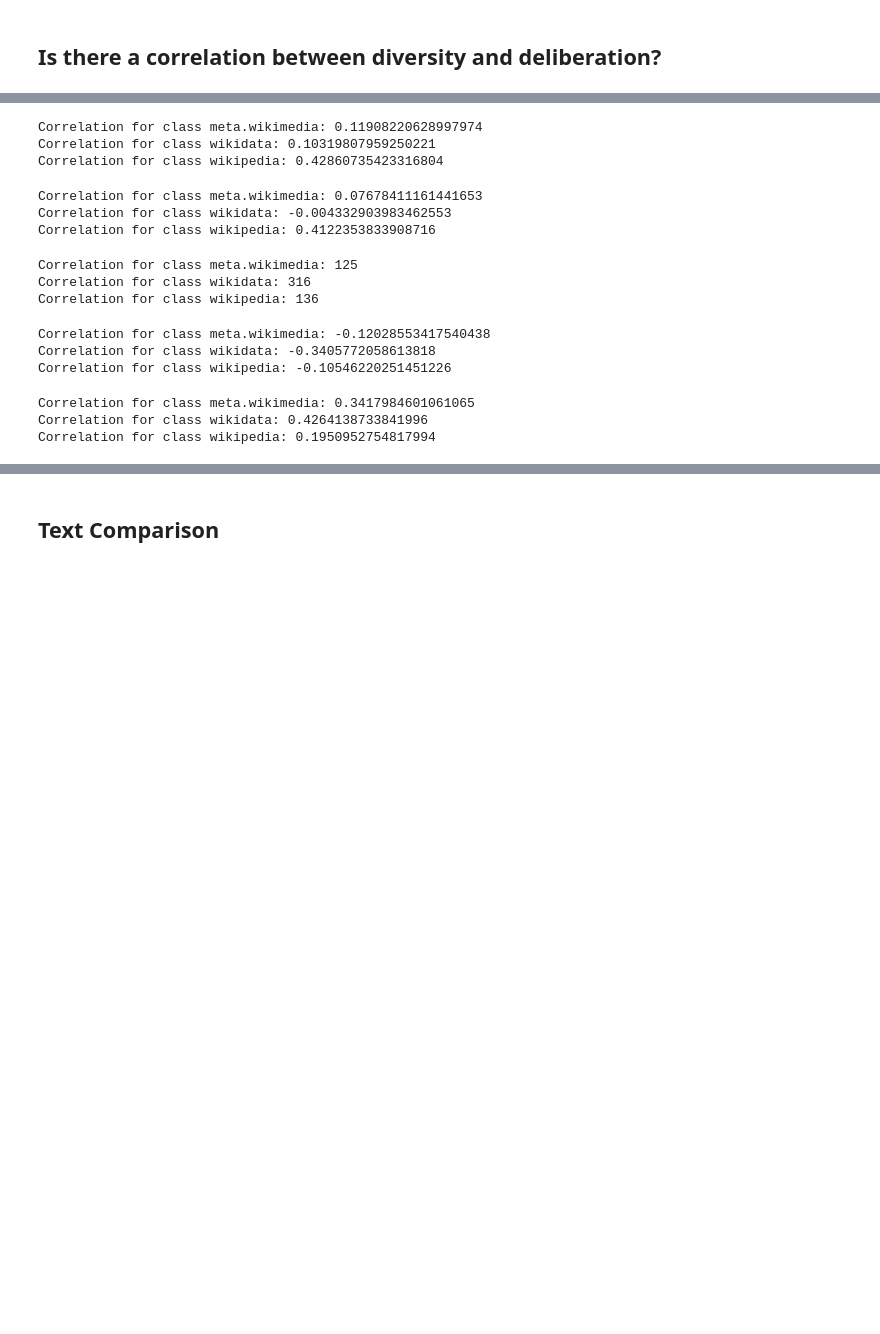
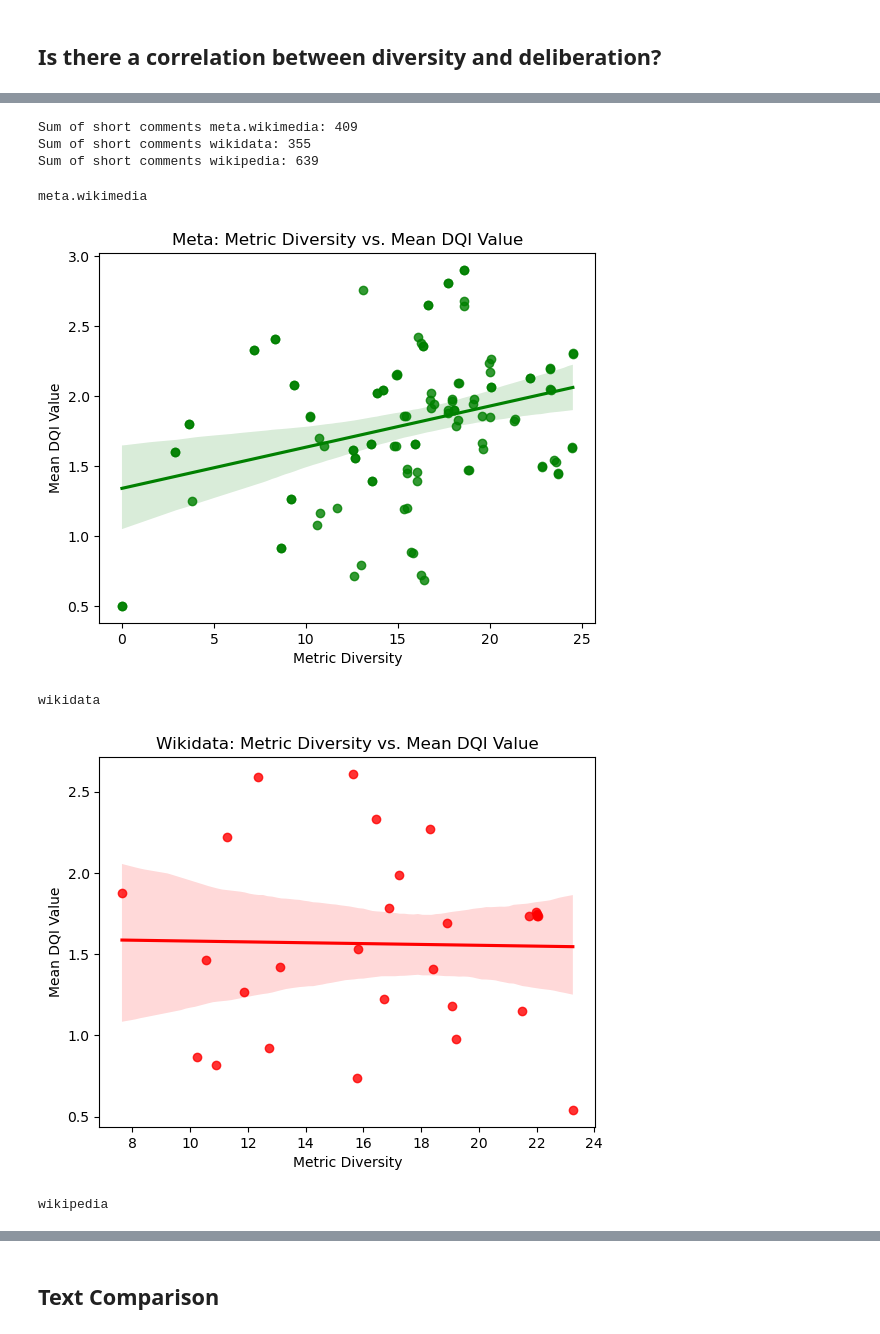
Before and after one commit to mrspacerobot/wiki_delib, a Jupyter notebook: data_analysis/data_analysis.ipynb, the cells around one changed output, grey strips where cells are left out. Saved outputs shown, nothing was run; the diff lists cells and outputs as text; code cells hidden in the pictures; blank space fills up the shorter version.

```diff
--- a/data_analysis/data_analysis.ipynb
+++ b/data_analysis/data_analysis.ipynb
@@ -1118,44 +1371,38 @@ Correlation for class wikipedia: -0.04316638558231645
-# %%
-# loop through each group and calculate the correlation between entropy and deliberation
-for name, group in grouped:
-    correlation = group['age_diversity'].corr(group['mean_dqi_value'])
-    print(f"Correlation for class {name}: {correlation}")
-# %% [output]
-Correlation for class meta.wikimedia: 0.11908220628997974
-Correlation for class wikidata: 0.10319807959250221
-Correlation for class wikipedia: 0.42860735423316804
-# %%
-# loop through each group and calculate the correlation between entropy and deliberation
-for name, group in grouped:
-    correlation = group['metric_diversity'].corr(group['mean_dqi_value'])
-    print(f"Correlation for class {name}: {correlation}")
-# %% [output]
-Correlation for class meta.wikimedia: 0.07678411161441653
-Correlation for class wikidata: -0.004332903983462553
-Correlation for class wikipedia: 0.4122353833908716
 # %%
 for name, group in grouped:
-    correlation = group['comment_with_less_than_3_words_count'].sum()
-    print(f"Correlation for class {name}: {correlation}")
+    correlation = group['comment_with_less_than_5_words_count'].sum()
+    print(f"Sum of short comments {name}: {correlation}")
 # %% [output]
-Correlation for class meta.wikimedia: 125
-Correlation for class wikidata: 316
-Correlation for class wikipedia: 136
+Sum of short comments meta.wikimedia: 409
+Sum of short comments wikidata: 355
+Sum of short comments wikipedia: 639
-# %%
-# loop through each group and calculate the correlation between entropy and deliberation
-for name, group in grouped:
-    correlation = group['comment_with_less_than_3_words_count'].corr(group['mean_dqi_value'])
-    print(f"Correlation for class {name}: {correlation}")
-# %% [output]
-Correlation for class meta.wikimedia: -0.12028553417540438
-Correlation for class wikidata: -0.3405772058613818
-Correlation for class wikipedia: -0.10546220251451226
-# %%
-# loop through each group and calculate the correlation between entropy and deliberation
-for name, group in grouped:
-    correlation = group['comment_with_less_than_3_words_count'].corr(group['metric_diversity'])
-    print(f"Correlation for class {name}: {correlation}")
-# %% [output]
-Correlation for class meta.wikimedia: 0.3417984601061065
-Correlation for class wikidata: 0.4264138733841996
-Correlation for class wikipedia: 0.1950952754817994
+# %%
+import matplotlib.pyplot as plt
+import seaborn as sns
+
+for name, group in grouped:
+
+        # Assuming the DataFrame is called 'group'
+        x = group['metric_diversity']
+        y = group['mean_dqi_value']
+        print(name)
+        if(name == 'wikipedia'):
+                sns.regplot(x=x, y=y, color='blue')
+                plt.title('Wikipedia: Metric Diversity vs. Mean DQI Value')
+        elif(name == 'wikidata'):
+                sns.regplot(x=x, y=y, color='red')
+                plt.title('Wikidata: Metric Diversity vs. Mean DQI Value')
+        else:
+                sns.regplot(x=x, y=y, color='green')
+                plt.title('Meta: Metric Diversity vs. Mean DQI Value')
+
+        plt.xlabel('Metric Diversity')
+        plt.ylabel('Mean DQI Value')
+
+        plt.show()
+# %% [output]
+meta.wikimedia
+[figure, added]
+wikidata
+[figure, added]
+wikipedia
```
Also changed, not shown: parts of 23 cells of this notebook, 19 other files.
